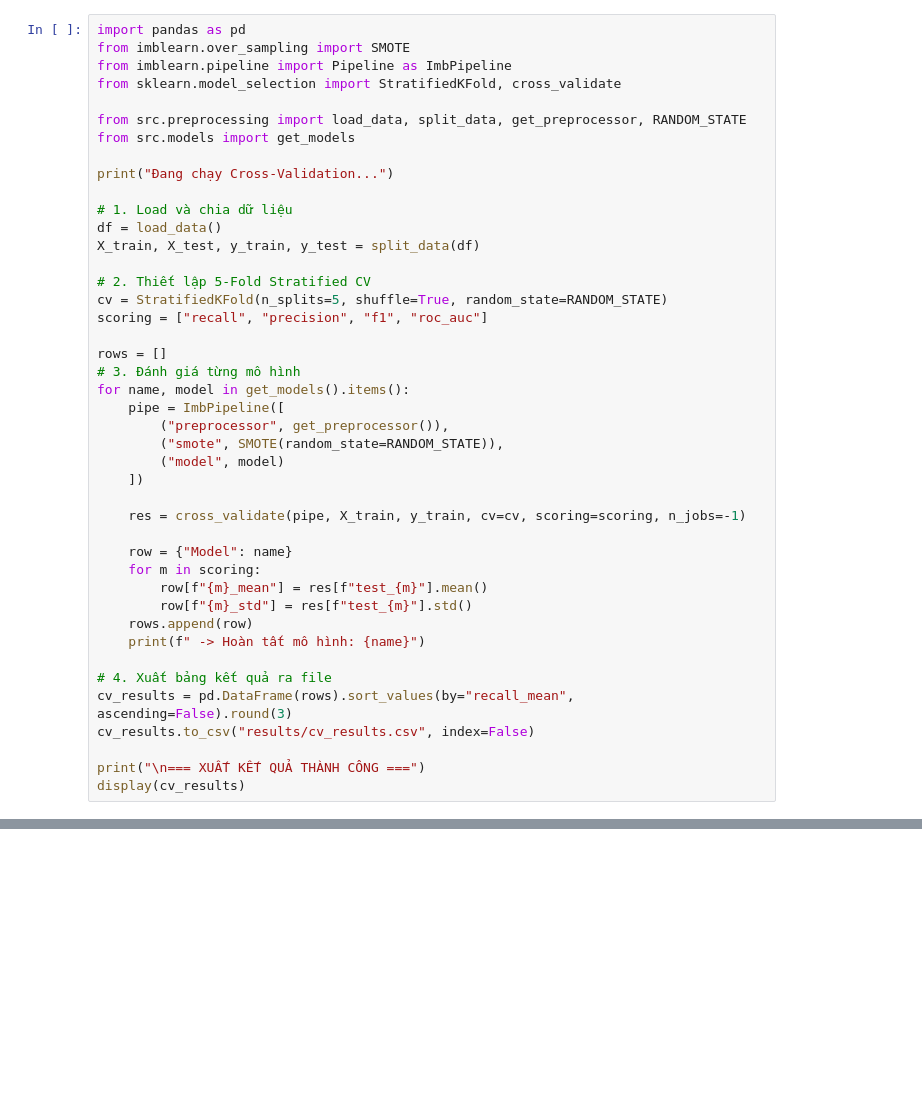
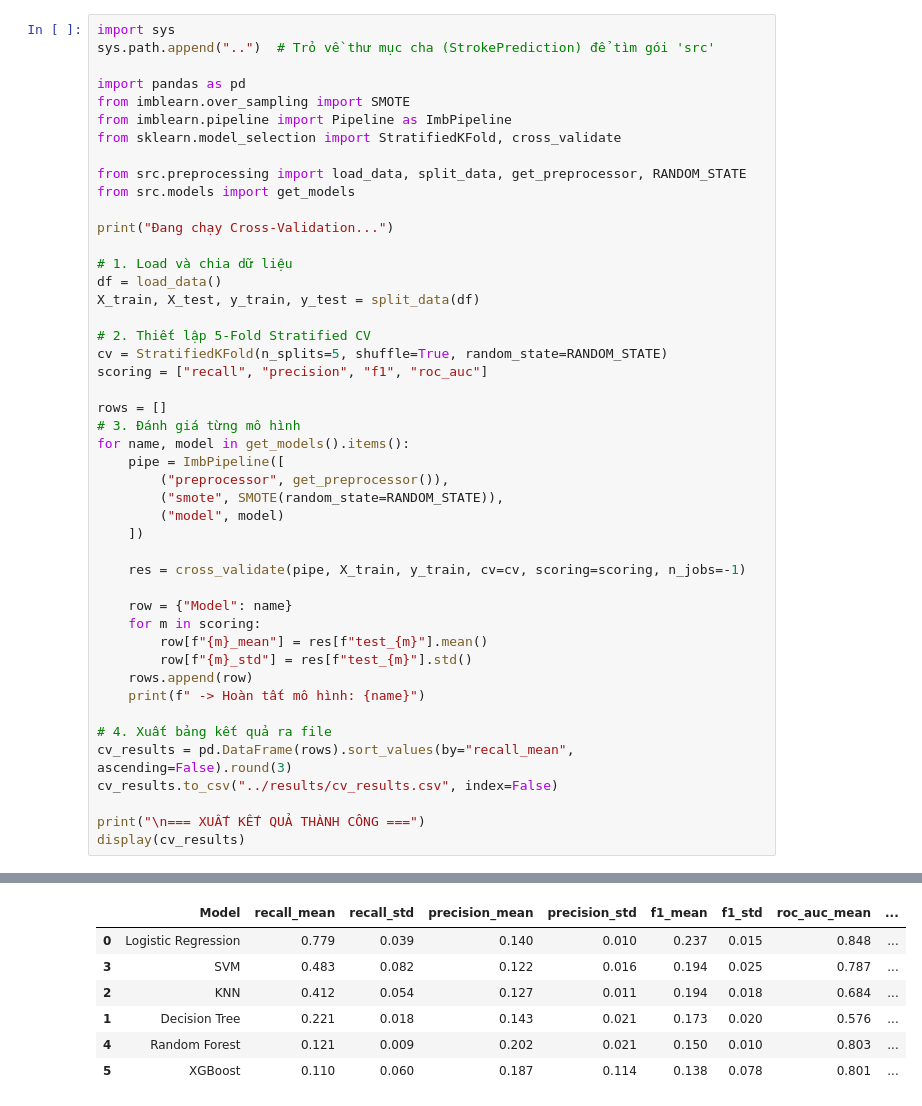
Before and after one commit to mrlgk/StrokePrediction, a Jupyter notebook: notebooks/03_Modeling.ipynb, the cells around one changed output, grey strips where cells are left out. Drawn from its saved outputs; the diff is of its cells as text; blank space fills up the shorter version.

Commit message:
feat: complete modeling notebook with clean outputs and pipeline model pkl

```diff
--- a/notebooks/03_Modeling.ipynb
+++ b/notebooks/03_Modeling.ipynb
@@ -1,4 +1,7 @@
 # %%
+import sys
+sys.path.append("..")  # Trỏ về thư mục cha (StrokePrediction) để tìm gói 'src'
+
 import pandas as pd
 from imblearn.over_sampling import SMOTE
 from imblearn.pipeline import Pipeline as ImbPipeline
@@ -37,7 +40,8 @@ for name, model in get_models().items():
 
 # 4. Xuất bảng kết quả ra file
 cv_results = pd.DataFrame(rows).sort_values(by="recall_mean", ascending=False).round(3)
-cv_results.to_csv("results/cv_results.csv", index=False)
+cv_results.to_csv("../results/cv_results.csv", index=False)
 
 print("\n=== XUẤT KẾT QUẢ THÀNH CÔNG ===")
 display(cv_results)
+# %% [output]
@@ -43,0 +57,7 @@ display(cv_results)
+|  | Model | recall_mean | recall_std | precision_mean | precision_std | f1_mean | f1_std | roc_auc_mean | ... |
+| 0 | Logistic Regression | 0.779 | 0.039 | 0.140 | 0.010 | 0.237 | 0.015 | 0.848 | ... |
+| 3 | SVM | 0.483 | 0.082 | 0.122 | 0.016 | 0.194 | 0.025 | 0.787 | ... |
+| 2 | KNN | 0.412 | 0.054 | 0.127 | 0.011 | 0.194 | 0.018 | 0.684 | ... |
+| 1 | Decision Tree | 0.221 | 0.018 | 0.143 | 0.021 | 0.173 | 0.020 | 0.576 | ... |
+| 4 | Random Forest | 0.121 | 0.009 | 0.202 | 0.021 | 0.150 | 0.010 | 0.803 | ... |
+| 5 | XGBoost | 0.110 | 0.060 | 0.187 | 0.114 | 0.138 | 0.078 | 0.801 | ... |
```
Also changed, not shown: parts of 10 cells of this notebook.
